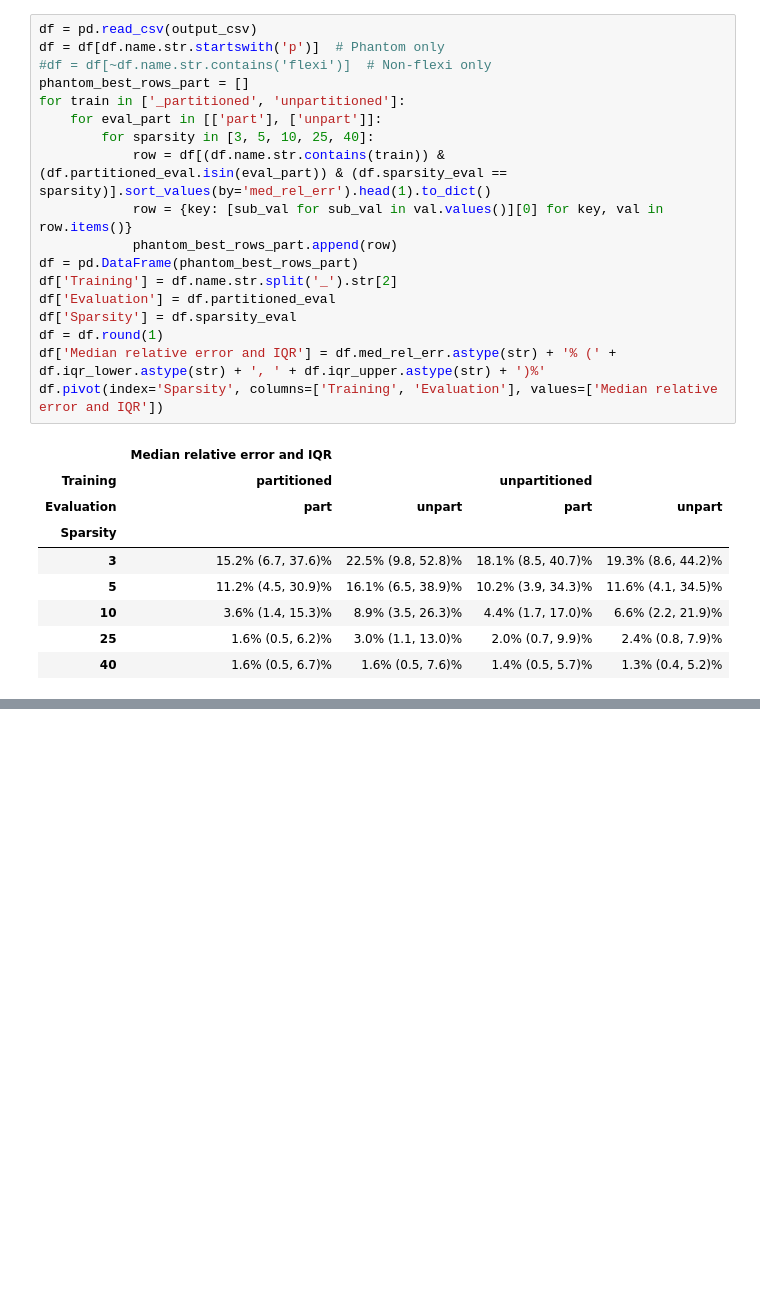
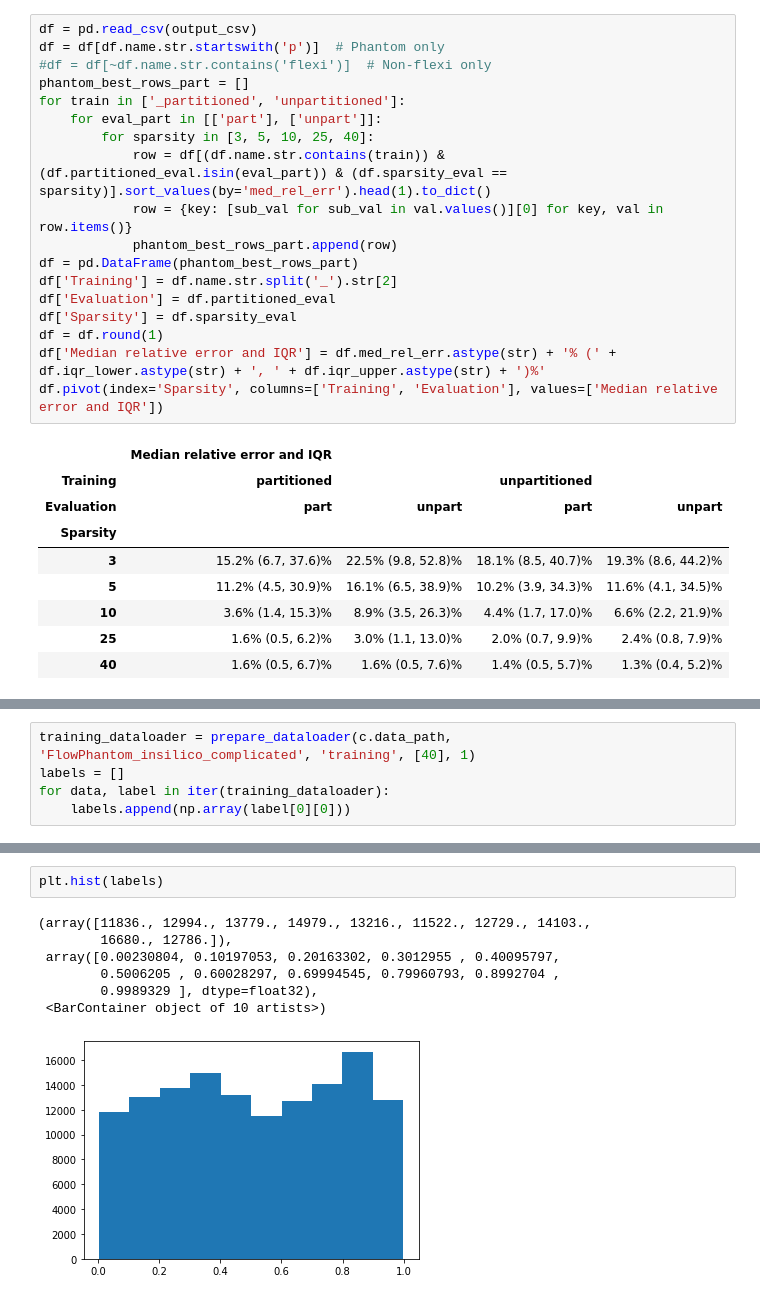
Before and after one commit to micdoh/qPAI_cINN_uncertainty_estimation, a Jupyter notebook: notebooks/multiple_eval.ipynb, the cells around one changed output, grey strips where cells are left out. Drawn from its saved outputs; the diff is of its cells as text; blank space fills up the shorter version.

```diff
--- a/notebooks/multiple_eval.ipynb
+++ b/notebooks/multiple_eval.ipynb
@@ -64,0 +138,5 @@ df = pd.read_csv(output_csv)
+# %%
+training_dataloader = prepare_dataloader(c.data_path, 'FlowPhantom_insilico_complicated', 'training', [40], 1)
+labels = []
+for data, label in iter(training_dataloader):
+    labels.append(np.array(label[0][0]))
@@ -64,0 +161,10 @@ df = pd.read_csv(output_csv)
+# %%
+plt.hist(labels)
+# %% [output]
+(array([11836., 12994., 13779., 14979., 13216., 11522., 12729., 14103.,
+        16680., 12786.]),
+ array([0.00230804, 0.10197053, 0.20163302, 0.3012955 , 0.40095797,
+        0.5006205 , 0.60028297, 0.69994545, 0.79960793, 0.8992704 ,
+        0.9989329 ], dtype=float32),
+ <BarContainer object of 10 artists>)
+[figure, added]
```
Also changed, not shown: parts of 8 cells of this notebook, 5 other files.
